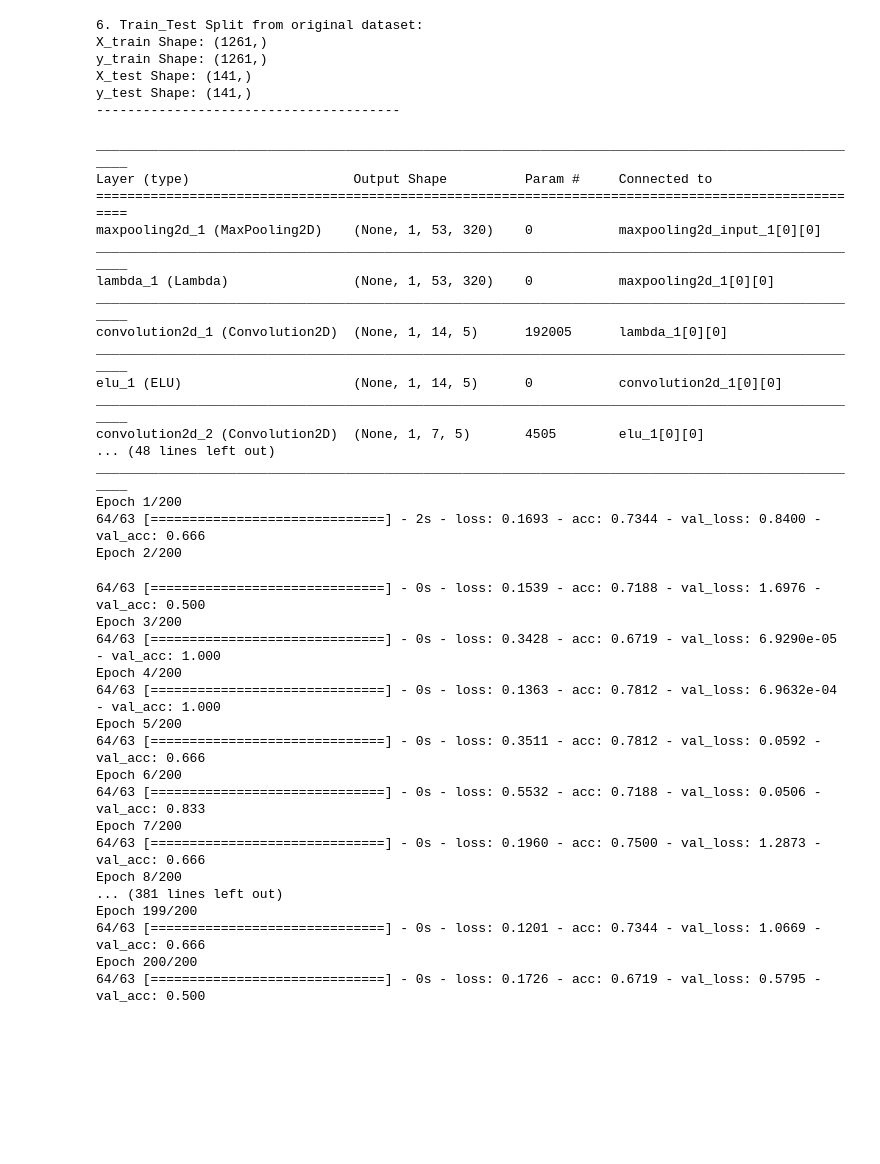
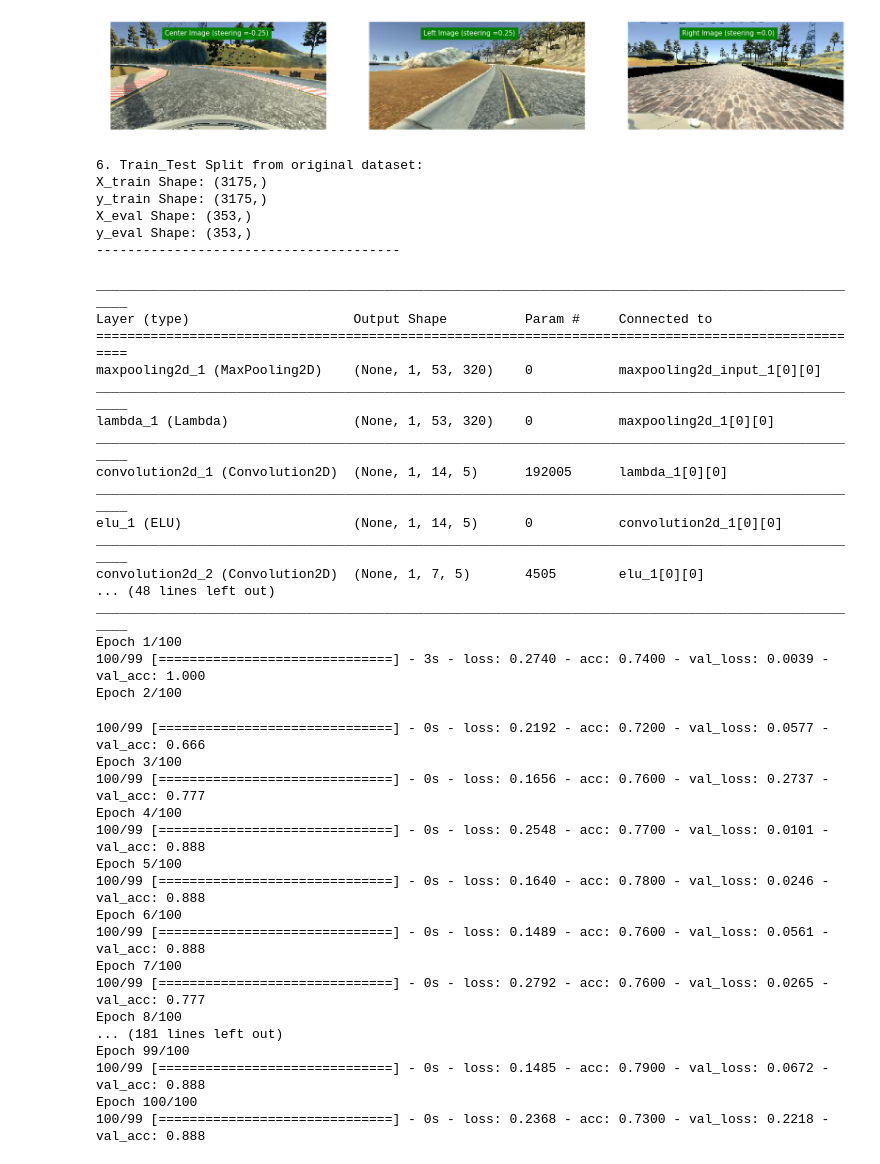
Before and after one commit to emoffee/UdacityBehaviourCloning, a Jupyter notebook: Model.ipynb, the cells around one changed output. Saved outputs shown, nothing was run; the diff lists cells and outputs as text; code cells hidden in the pictures; blank space fills up the shorter version.

```diff
--- a/Model.ipynb
+++ b/Model.ipynb
@@ -160,3 +217,19 @@ Sample Image shape:  (160, 320, 3)
+# %%
+for i in range(0,3):
+    random_choose=genran.randint(1, len(driving_csv)-1)
+    record=driving_csv.iloc[random_choose]
+    of_img=mpimg.imread(record[i])
+    plt.subplot(1, 3, i + 1)
+    plt.imshow(of_img)
+    plt.axis("off")
+    plt.text(80, 20,str(record.index[i])+" (steering ="+str(record[3])+")",backgroundcolor='g',color='w',fontsize=15)
+
+fig = plt.gcf()
+fig.set_size_inches(30, 30)
+fig.subplots_adjust(hspace=-.8)
+plt.show()
+# %% [output]
+[figure, added]
 # %%
 X_train = np.copy(driving_csv['Center Image']+'?'+driving_csv['Left Image']+'?'+driving_csv['Right Image'])
 y_train = np.copy(driving_csv['Steering Angle']).astype(np.float32)
@@ -172,15 +245,15 @@ X_train, X_eval, y_train, y_eval = train_test_split(X_train, y_train, test_size=
 print("6. Train_Test Split from original dataset:")
 print("X_train Shape:",np.array(X_train).shape)
 print("y_train Shape:",np.array(y_train).shape)
-print("X_test Shape:",np.array(X_eval).shape)
-print("y_test Shape:",np.array(y_eval).shape)
+print("X_eval Shape:",np.array(X_eval).shape)
+print("y_eval Shape:",np.array(y_eval).shape)
 print("---------------------------------------")
 # %% [output]
 6. Train_Test Split from original dataset:
-X_train Shape: (1261,)
-y_train Shape: (1261,)
-X_test Shape: (141,)
-y_test Shape: (141,)
+X_train Shape: (3175,)
+y_train Shape: (3175,)
+X_eval Shape: (353,)
+y_eval Shape: (353,)
 ---------------------------------------
 # %%
 #Model Initializations in Keras
@@ -216,6 +289,9 @@ adam = Adam(lr=0.0001, beta_1=0.9, beta_2=0.999, epsilon=1e-08, decay=0.0)
 model.compile(optimizer=adam, loss="mse", metrics=['accuracy'])
 model.summary()
 
+train_generator=image_generator(X_train, y_train, rows, cols, channel)
+validation_generator=image_generator(X_eval, y_eval, rows, cols, channel)
+
 model.fit_generator(image_generator(X_train, y_train, rows, cols, channel),samples_per_epoch=len(X_train)/batch_size,
                     nb_epoch=nb_epoch,
                     validation_data=image_generator(X_eval, y_eval, rows, cols, channel),
@@ -242,23 +318,23 @@ ________________________________________________________________________________
 convolution2d_2 (Convolution2D)  (None, 1, 7, 5)       4505        elu_1[0][0]
 ... (48 lines left out)
 ____________________________________________________________________________________________________
-Epoch 1/200
-64/63 [==============================] - 2s - loss: 0.1693 - acc: 0.7344 - val_loss: 0.8400 - val_acc: 0.666
-Epoch 2/200
+Epoch 1/100
+100/99 [==============================] - 3s - loss: 0.2740 - acc: 0.7400 - val_loss: 0.0039 - val_acc: 1.000
+Epoch 2/100
-64/63 [==============================] - 0s - loss: 0.1539 - acc: 0.7188 - val_loss: 1.6976 - val_acc: 0.500
-Epoch 3/200
-64/63 [==============================] - 0s - loss: 0.3428 - acc: 0.6719 - val_loss: 6.9290e-05 - val_acc: 1.000
-Epoch 4/200
-64/63 [==============================] - 0s - loss: 0.1363 - acc: 0.7812 - val_loss: 6.9632e-04 - val_acc: 1.000
-Epoch 5/200
-64/63 [==============================] - 0s - loss: 0.3511 - acc: 0.7812 - val_loss: 0.0592 - val_acc: 0.666
-Epoch 6/200
-64/63 [==============================] - 0s - loss: 0.5532 - acc: 0.7188 - val_loss: 0.0506 - val_acc: 0.833
-Epoch 7/200
-64/63 [==============================] - 0s - loss: 0.1960 - acc: 0.7500 - val_loss: 1.2873 - val_acc: 0.666
-Epoch 8/200
-... (381 lines left out)
-Epoch 199/200
-64/63 [==============================] - 0s - loss: 0.1201 - acc: 0.7344 - val_loss: 1.0669 - val_acc: 0.666
-Epoch 200/200
-64/63 [==============================] - 0s - loss: 0.1726 - acc: 0.6719 - val_loss: 0.5795 - val_acc: 0.500
+100/99 [==============================] - 0s - loss: 0.2192 - acc: 0.7200 - val_loss: 0.0577 - val_acc: 0.666
+Epoch 3/100
+100/99 [==============================] - 0s - loss: 0.1656 - acc: 0.7600 - val_loss: 0.2737 - val_acc: 0.777
+Epoch 4/100
+100/99 [==============================] - 0s - loss: 0.2548 - acc: 0.7700 - val_loss: 0.0101 - val_acc: 0.888
+Epoch 5/100
+100/99 [==============================] - 0s - loss: 0.1640 - acc: 0.7800 - val_loss: 0.0246 - val_acc: 0.888
+Epoch 6/100
+100/99 [==============================] - 0s - loss: 0.1489 - acc: 0.7600 - val_loss: 0.0561 - val_acc: 0.888
+Epoch 7/100
+100/99 [==============================] - 0s - loss: 0.2792 - acc: 0.7600 - val_loss: 0.0265 - val_acc: 0.777
+Epoch 8/100
+... (181 lines left out)
+Epoch 99/100
+100/99 [==============================] - 0s - loss: 0.1485 - acc: 0.7900 - val_loss: 0.0672 - val_acc: 0.888
+Epoch 100/100
+100/99 [==============================] - 0s - loss: 0.2368 - acc: 0.7300 - val_loss: 0.2218 - val_acc: 0.888
```
Also changed, not shown: parts of 1 cell of this notebook.
